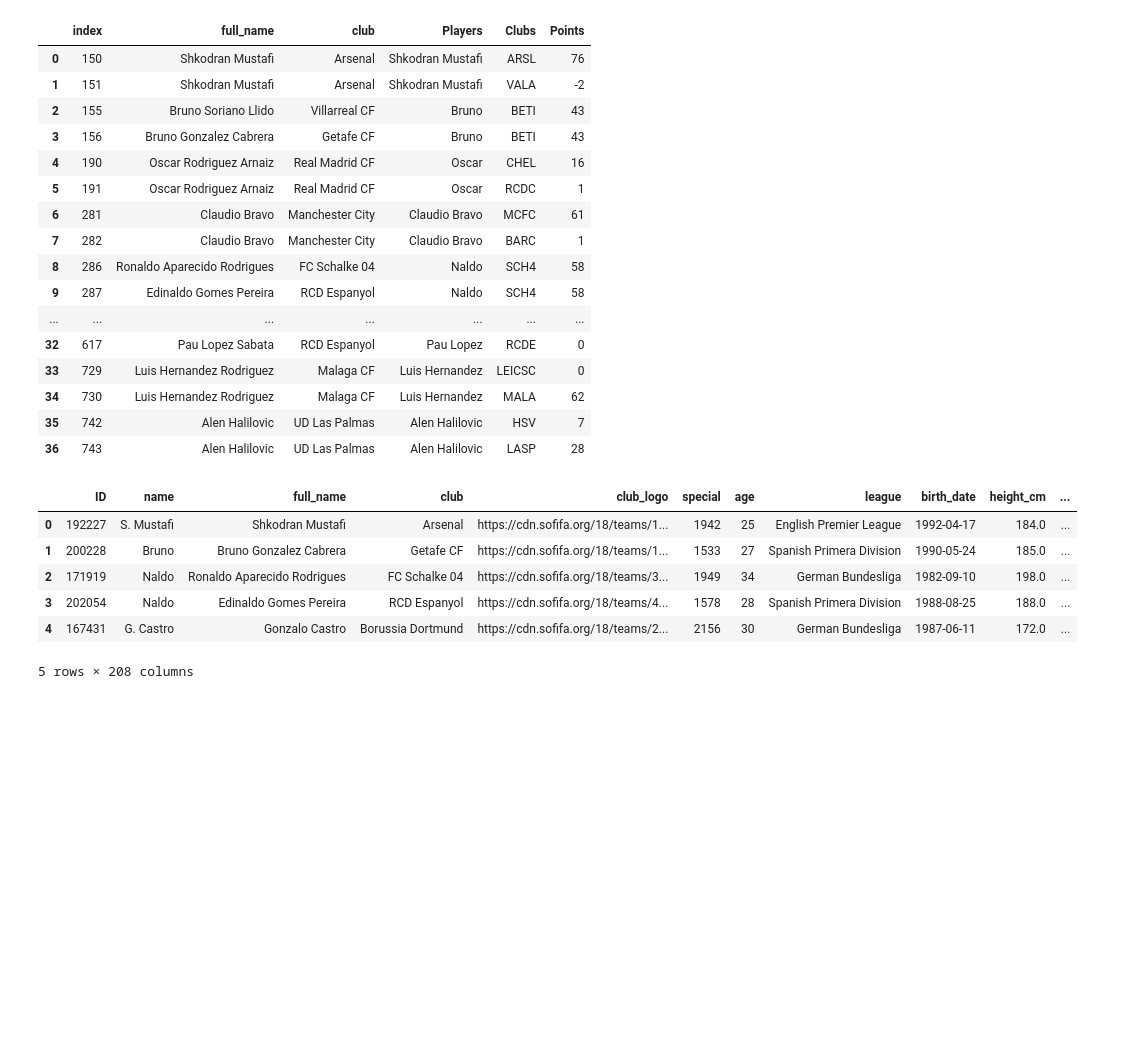
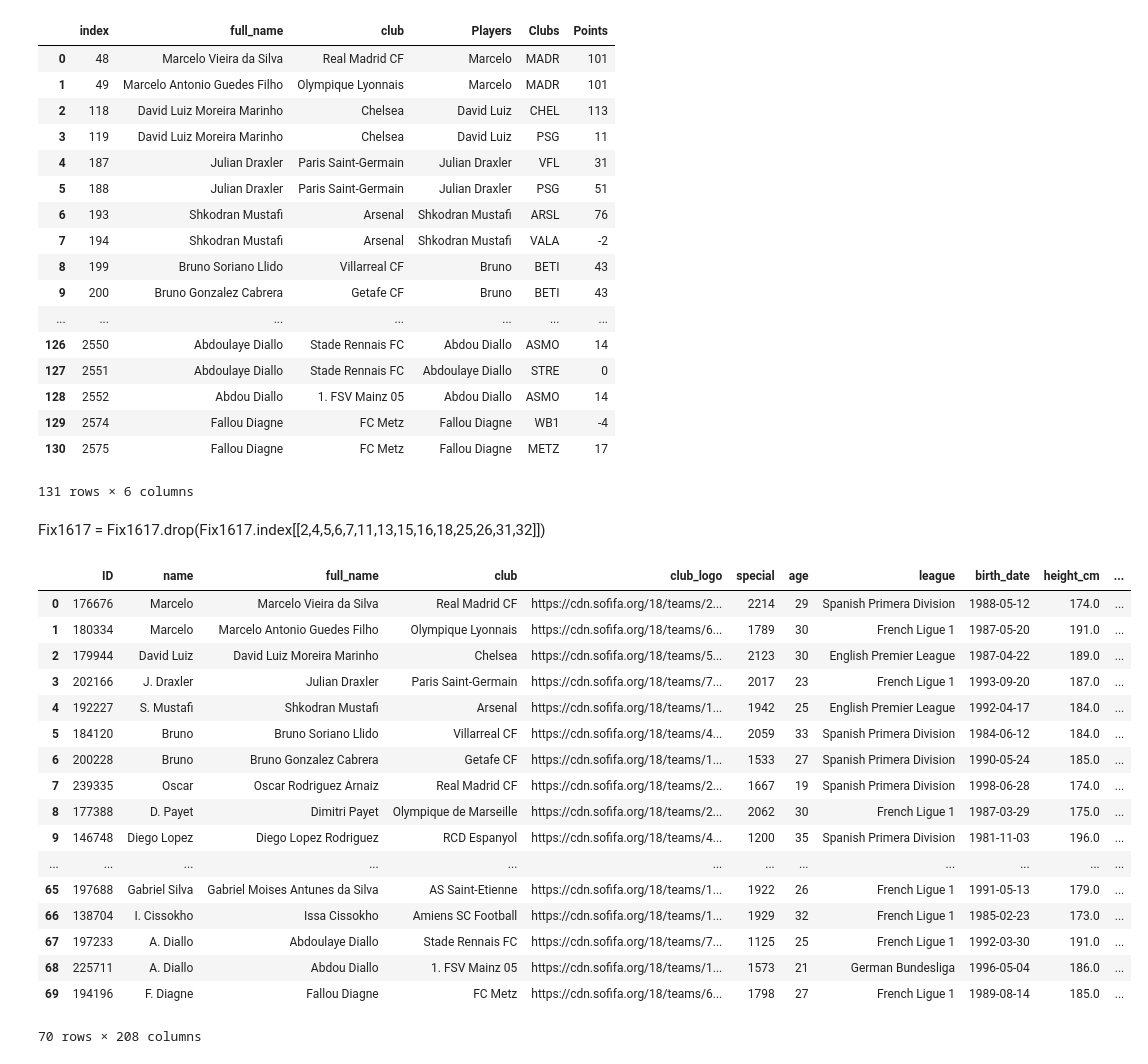
Before and after one commit to markkennedy3/Fifa-vs-Real-Life, a Jupyter notebook: notebooks/prep/300_Join_FIFA_Fantasy1617.ipynb, the cells around one changed output. Saved outputs shown, nothing was run; the diff lists cells and outputs as text; code cells hidden in the pictures; blank space fills up the shorter version.

```diff
--- a/notebooks/prep/300_Join_FIFA_Fantasy1617.ipynb
+++ b/notebooks/prep/300_Join_FIFA_Fantasy1617.ipynb
@@ -49,7 +49,7 @@ Join1617 = Join1617[array]
 # %%
 Error1617 = Join1617[(Join1617['Players'].isin(Join1617['Players'][Join1617['Players'].duplicated()]) | Join1617['full_name'].isin(Join1617['full_name'][Join1617['full_name'].duplicated()]))]
 # %%
-leagues = ['German Bundesliga','Spanish Primera Division','English Premier League']
+leagues = ['German Bundesliga','Spanish Primera Division','English Premier League','French Ligue 1','Italian Serie A']
 TopLeagues1617 = Error1617[(Error1617.league.str.contains('|'.join(leagues)) == True) | Error1617['league'].isnull()]
 # %%
 TopLeagues1617[TopLeagues1617['Clubs'].isnull()]
@@ -90,24 +99,25 @@ Test = Fix1617[['full_name','club','Players','Clubs','Points']]
 Test.reset_index()
 # %% [output]
 |  | index | full_name | club | Players | Clubs | Points |
-| 0 | 150 | Shkodran Mustafi | Arsenal | Shkodran Mustafi | ARSL | 76 |
-| 1 | 151 | Shkodran Mustafi | Arsenal | Shkodran Mustafi | VALA | -2 |
-| 2 | 155 | Bruno Soriano Llido | Villarreal CF | Bruno | BETI | 43 |
-| 3 | 156 | Bruno Gonzalez Cabrera | Getafe CF | Bruno | BETI | 43 |
-| 4 | 190 | Oscar Rodriguez Arnaiz | Real Madrid CF | Oscar | CHEL | 16 |
-| 5 | 191 | Oscar Rodriguez Arnaiz | Real Madrid CF | Oscar | RCDC | 1 |
-| 6 | 281 | Claudio Bravo | Manchester City | Claudio Bravo | MCFC | 61 |
-| 7 | 282 | Claudio Bravo | Manchester City | Claudio Bravo | BARC | 1 |
-| 8 | 286 | Ronaldo Aparecido Rodrigues | FC Schalke 04 | Naldo | SCH4 | 58 |
-| 9 | 287 | Edinaldo Gomes Pereira | RCD Espanyol | Naldo | SCH4 | 58 |
+| 0 | 48 | Marcelo Vieira da Silva | Real Madrid CF | Marcelo | MADR | 101 |
+| 1 | 49 | Marcelo Antonio Guedes Filho | Olympique Lyonnais | Marcelo | MADR | 101 |
+| 2 | 118 | David Luiz Moreira Marinho | Chelsea | David Luiz | CHEL | 113 |
+| 3 | 119 | David Luiz Moreira Marinho | Chelsea | David Luiz | PSG | 11 |
+| 4 | 187 | Julian Draxler | Paris Saint-Germain | Julian Draxler | VFL | 31 |
+| 5 | 188 | Julian Draxler | Paris Saint-Germain | Julian Draxler | PSG | 51 |
+| 6 | 193 | Shkodran Mustafi | Arsenal | Shkodran Mustafi | ARSL | 76 |
+| 7 | 194 | Shkodran Mustafi | Arsenal | Shkodran Mustafi | VALA | -2 |
+| 8 | 199 | Bruno Soriano Llido | Villarreal CF | Bruno | BETI | 43 |
+| 9 | 200 | Bruno Gonzalez Cabrera | Getafe CF | Bruno | BETI | 43 |
 | ... | ... | ... | ... | ... | ... | ... |
-| 32 | 617 | Pau Lopez Sabata | RCD Espanyol | Pau Lopez | RCDE | 0 |
-| 33 | 729 | Luis Hernandez Rodriguez | Malaga CF | Luis Hernandez | LEICSC | 0 |
-| 34 | 730 | Luis Hernandez Rodriguez | Malaga CF | Luis Hernandez | MALA | 62 |
-| 35 | 742 | Alen Halilovic | UD Las Palmas | Alen Halilovic | HSV | 7 |
-| 36 | 743 | Alen Halilovic | UD Las Palmas | Alen Halilovic | LASP | 28 |
+| 126 | 2550 | Abdoulaye Diallo | Stade Rennais FC | Abdou Diallo | ASMO | 14 |
+| 127 | 2551 | Abdoulaye Diallo | Stade Rennais FC | Abdoulaye Diallo | STRE | 0 |
+| 128 | 2552 | Abdou Diallo | 1. FSV Mainz 05 | Abdou Diallo | ASMO | 14 |
+| 129 | 2574 | Fallou Diagne | FC Metz | Fallou Diagne | WB1 | -4 |
+| 130 | 2575 | Fallou Diagne | FC Metz | Fallou Diagne | METZ | 17 |
+131 rows × 6 columns
-# %%
-Fix1617 = Fix1617.drop(Fix1617.index[[2,4,5,6,7,11,13,15,16,18,25,26,31,32]])
+# %% [markdown]
+Fix1617 = Fix1617.drop(Fix1617.index[[2,4,5,6,7,11,13,15,16,18,25,26,31,32]])
 # %%
 d = {
  'ID' : 'first',
@@ -319,15 +329,26 @@ d = {
 # %%
 Fixed1617 = (Fix1617.groupby(['name','full_name'], sort=False, as_index=False).agg(d).reindex(columns=Fix1617.columns))
 # %%
-Fixed1617.head(5)
+Fixed1617
 # %% [output]
 |  | ID | name | full_name | club | club_logo | special | age | league | birth_date | height_cm | ... |
-| 0 | 192227 | S. Mustafi | Shkodran Mustafi | Arsenal | https://cdn.sofifa.org/18/teams/1... | 1942 | 25 | English Premier League | 1992-04-17 | 184.0 | ... |
-| 1 | 200228 | Bruno | Bruno Gonzalez Cabrera | Getafe CF | https://cdn.sofifa.org/18/teams/1... | 1533 | 27 | Spanish Primera Division | 1990-05-24 | 185.0 | ... |
-| 2 | 171919 | Naldo | Ronaldo Aparecido Rodrigues | FC Schalke 04 | https://cdn.sofifa.org/18/teams/3... | 1949 | 34 | German Bundesliga | 1982-09-10 | 198.0 | ... |
-| 3 | 202054 | Naldo | Edinaldo Gomes Pereira | RCD Espanyol | https://cdn.sofifa.org/18/teams/4... | 1578 | 28 | Spanish Primera Division | 1988-08-25 | 188.0 | ... |
-| 4 | 167431 | G. Castro | Gonzalo Castro | Borussia Dortmund | https://cdn.sofifa.org/18/teams/2... | 2156 | 30 | German Bundesliga | 1987-06-11 | 172.0 | ... |
+| 0 | 176676 | Marcelo | Marcelo Vieira da Silva | Real Madrid CF | https://cdn.sofifa.org/18/teams/2... | 2214 | 29 | Spanish Primera Division | 1988-05-12 | 174.0 | ... |
+| 1 | 180334 | Marcelo | Marcelo Antonio Guedes Filho | Olympique Lyonnais | https://cdn.sofifa.org/18/teams/6... | 1789 | 30 | French Ligue 1 | 1987-05-20 | 191.0 | ... |
+| 2 | 179944 | David Luiz | David Luiz Moreira Marinho | Chelsea | https://cdn.sofifa.org/18/teams/5... | 2123 | 30 | English Premier League | 1987-04-22 | 189.0 | ... |
+| 3 | 202166 | J. Draxler | Julian Draxler | Paris Saint-Germain | https://cdn.sofifa.org/18/teams/7... | 2017 | 23 | French Ligue 1 | 1993-09-20 | 187.0 | ... |
+| 4 | 192227 | S. Mustafi | Shkodran Mustafi | Arsenal | https://cdn.sofifa.org/18/teams/1... | 1942 | 25 | English Premier League | 1992-04-17 | 184.0 | ... |
+| 5 | 184120 | Bruno | Bruno Soriano Llido | Villarreal CF | https://cdn.sofifa.org/18/teams/4... | 2059 | 33 | Spanish Primera Division | 1984-06-12 | 184.0 | ... |
+| 6 | 200228 | Bruno | Bruno Gonzalez Cabrera | Getafe CF | https://cdn.sofifa.org/18/teams/1... | 1533 | 27 | Spanish Primera Division | 1990-05-24 | 185.0 | ... |
+| 7 | 239335 | Oscar | Oscar Rodriguez Arnaiz | Real Madrid CF | https://cdn.sofifa.org/18/teams/2... | 1667 | 19 | Spanish Primera Division | 1998-06-28 | 174.0 | ... |
+| 8 | 177388 | D. Payet | Dimitri Payet | Olympique de Marseille | https://cdn.sofifa.org/18/teams/2... | 2062 | 30 | French Ligue 1 | 1987-03-29 | 175.0 | ... |
+| 9 | 146748 | Diego Lopez | Diego Lopez Rodriguez | RCD Espanyol | https://cdn.sofifa.org/18/teams/4... | 1200 | 35 | Spanish Primera Division | 1981-11-03 | 196.0 | ... |
+| ... | ... | ... | ... | ... | ... | ... | ... | ... | ... | ... | ... |
+| 65 | 197688 | Gabriel Silva | Gabriel Moises Antunes da Silva | AS Saint-Etienne | https://cdn.sofifa.org/18/teams/1... | 1922 | 26 | French Ligue 1 | 1991-05-13 | 179.0 | ... |
+| 66 | 138704 | I. Cissokho | Issa Cissokho | Amiens SC Football | https://cdn.sofifa.org/18/teams/1... | 1929 | 32 | French Ligue 1 | 1985-02-23 | 173.0 | ... |
+| 67 | 197233 | A. Diallo | Abdoulaye Diallo | Stade Rennais FC | https://cdn.sofifa.org/18/teams/7... | 1125 | 25 | French Ligue 1 | 1992-03-30 | 191.0 | ... |
+| 68 | 225711 | A. Diallo | Abdou Diallo | 1. FSV Mainz 05 | https://cdn.sofifa.org/18/teams/1... | 1573 | 21 | German Bundesliga | 1996-05-04 | 186.0 | ... |
+| 69 | 194196 | F. Diagne | Fallou Diagne | FC Metz | https://cdn.sofifa.org/18/teams/6... | 1798 | 27 | French Ligue 1 | 1989-08-14 | 185.0 | ... |
-5 rows × 208 columns
+70 rows × 208 columns
 # %%
 Delete1617 = Error1617[Error1617.league.str.contains('|'.join(leagues)) == False]
 # %%
```
Also changed, not shown: parts of 4 cells of this notebook, 12 other files.
